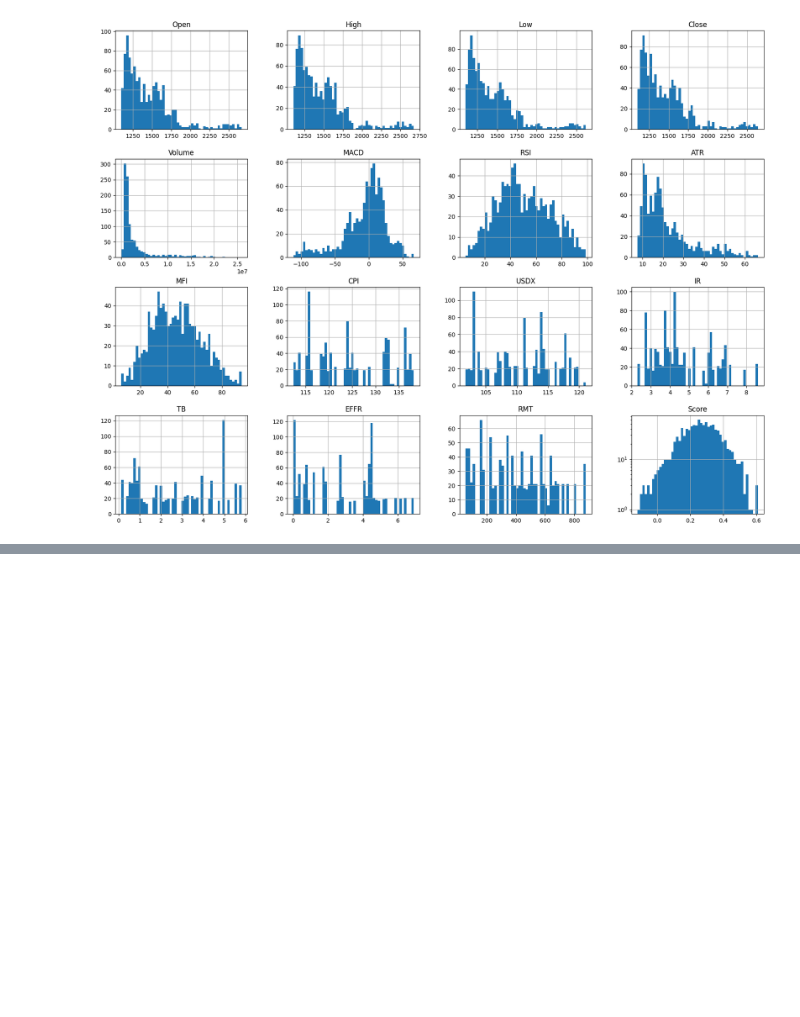
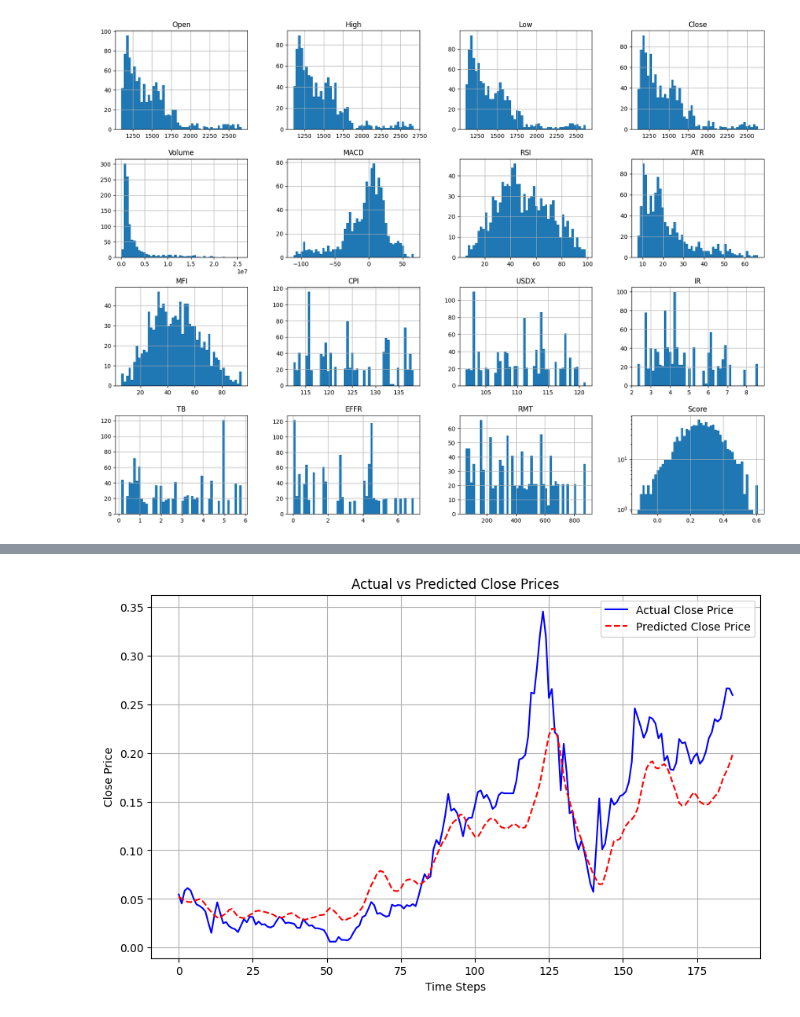
Before and after one commit to Koushikl0l/StockHound, a Jupyter notebook: Demo2_StockHound.ipynb, the cells around one changed output, grey strips where cells are left out. Drawn from its saved outputs; the diff is of its cells as text; code cells hidden in the pictures; blank space fills up the shorter version.

```diff
--- a/Demo2_StockHound.ipynb
+++ b/Demo2_StockHound.ipynb
@@ -178,0 +406,23 @@ def Scaling(df, ct='None'):
+# %%
+import matplotlib.pyplot as plt
+
+# Assuming you have X_test, y_test (actual close prices) and the model is already trained
+# Generate predictions for the test set
+y_pred = model.predict(X_test)
+
+# Flatten the y_test and y_pred arrays (in case they are multi-dimensional)
+y_test = y_test.flatten()
+y_pred = y_pred.flatten()
+
+# Plot the actual close prices vs predicted close prices
+plt.figure(figsize=(10, 6))
+plt.plot(y_test, label='Actual Close Price', color='blue')
+plt.plot(y_pred, label='Predicted Close Price', color='red', linestyle='--')
+
+plt.title('Actual vs Predicted Close Prices')
+plt.xlabel('Time Steps')
+plt.ylabel('Close Price')
+plt.legend()
+plt.grid(True)
+plt.show()
+# %% [output]
@@ -178,0 +430 @@ def Scaling(df, ct='None'):
+[figure, added]
```
Also changed, not shown: parts of 8 cells of this notebook.
